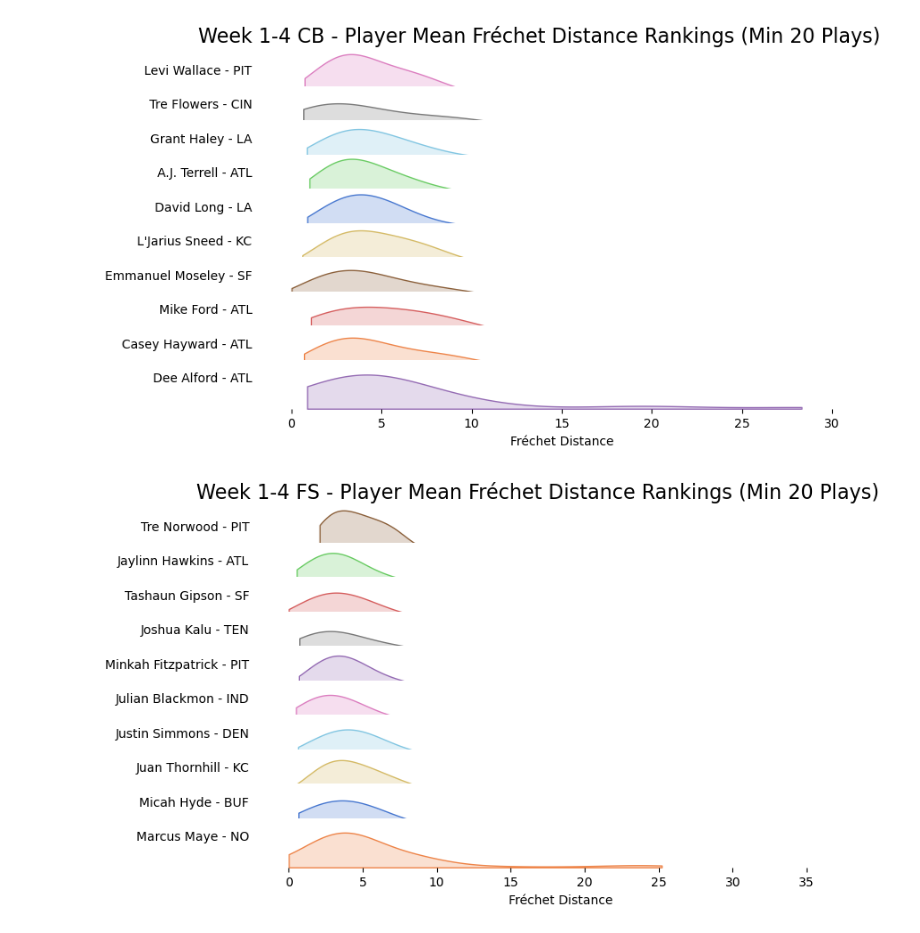
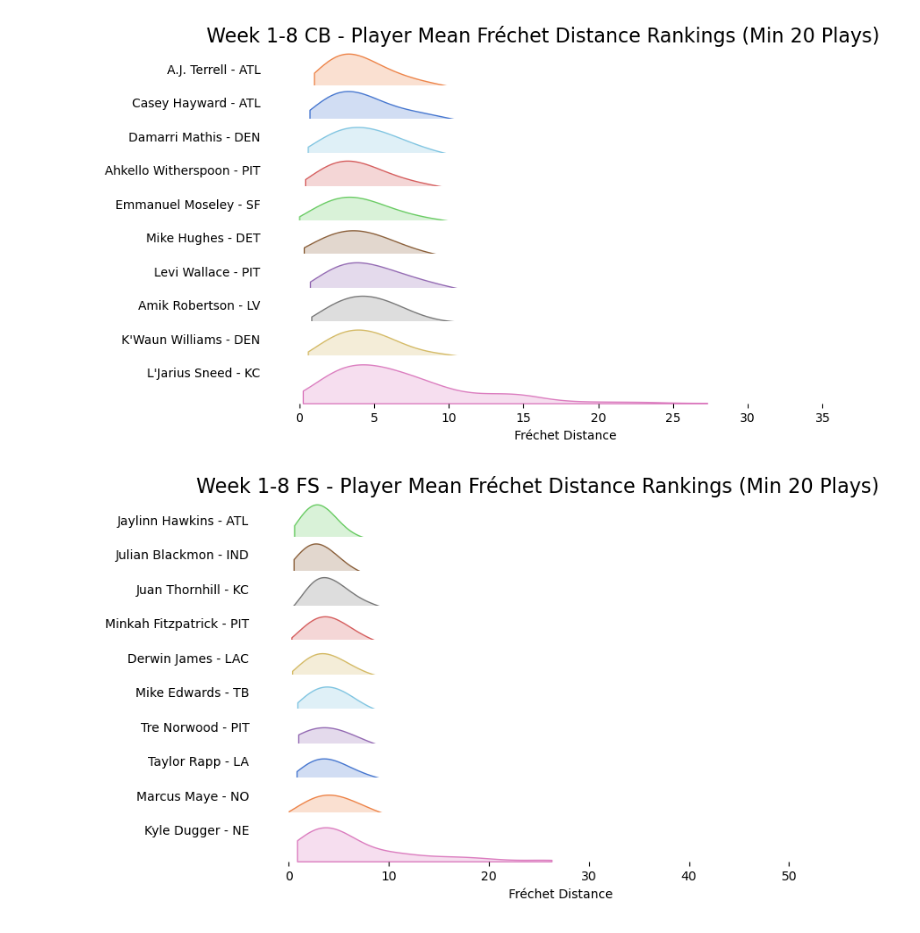
Before and after one commit to tbryan2/nfl-big-data-bowl-2024, a Jupyter notebook: notebooks/analyze_pso.ipynb, the cells around one changed output. Drawn from its saved outputs; the diff is of its cells as text; code cells hidden in the pictures.

```diff
--- a/notebooks/analyze_pso.ipynb
+++ b/notebooks/analyze_pso.ipynb
@@ -56,0 +136,4 @@ memory usage: 1.8+ MB
+# %%
+
+# Merge the DataFrames on 'playId' and 'nflId'
+merged_df = pd.merge(df, tackles_data, left_on=['playId', 'nflId','gameId'], right_on=['playId', 'nflId','gameId'], how='left')
@@ -88,0 +243,4 @@ memory usage: 1.8+ MB
+# %%
+# Fill NaN values with zeros for tackle-related columns
+tackle_cols = ['tackle', 'assist', 'forcedFumble', 'pff_missedTackle']
+df[tackle_cols] = df[tackle_cols].fillna(0)
@@ -88,0 +292,22 @@ memory usage: 1.8+ MB
+# %%
+# Assuming player_level_agg is the DataFrame after aggregation
+# Select only numeric columns for the correlation matrix
+numeric_cols = player_level_agg.select_dtypes(include=[np.number]).columns.tolist()
+
+# Calculate the correlation matrix for numeric columns only
+corr_matrix = player_level_agg[numeric_cols].corr()
+
+# Generate a mask for the upper triangle
+mask = np.triu(np.ones_like(corr_matrix, dtype=bool))
+
+# Set up the matplotlib figure
+f, ax = plt.subplots(figsize=(11, 9))
+
+# Generate a custom diverging colormap
+cmap = sns.diverging_palette(230, 20, as_cmap=True)
+
+# Draw the heatmap with the mask and correct aspect ratio
+sns.heatmap(corr_matrix, mask=mask, cmap=cmap, vmax=.3, center=0,
+            square=True, linewidths=.5, cbar_kws={"shrink": .5})
+
+plt.show()
@@ -137,7 +433,7 @@ import matplotlib.pyplot as plt
 player_stats = df.groupby(['displayName', 'defensiveTeam', 'position'])['frechet_distance'].agg(['mean', 'count']).reset_index()
 
 # Filter out players with fewer than 10 plays
-player_stats_filtered = player_stats[player_stats['count'] >= 20]
+player_stats_filtered = player_stats[player_stats['count'] >= 100]
 
 # Get unique positions
 positions = df['position'].unique()
@@ -157,33 +453,33 @@ for position in positions:
     df_position = df_position.merge(top_players[['displayName', 'label']], on='displayName', how='left')
 
     # Initialize the FacetGrid object
     g = sns.FacetGrid(df_position, row='label', hue='label', aspect=15, height=.5, palette="muted", row_order=top_players['label'].tolist())
 
     # Map the kdeplot onto the grid
     g.map(sns.kdeplot, 'frechet_distance', clip_on=True, fill=True, common_norm=False, bw_adjust=1, cut=0)
 
     # Remove 'Density' label and set player names as y-axis labels
     for ax, label in zip(g.axes.flatten(), top_players['label']):
         ax.set_ylabel(label, rotation=0, fontsize=10, labelpad=10)
         ax.yaxis.label.set_horizontalalignment('right')
 
     # Overlap the rows of the grid
     g.fig.subplots_adjust(hspace=-0.3)
 
     # Remove axes details that don't play well with overlap
     g.set_titles("")
     g.set(yticks=[])
     g.set_xlabels('Fréchet Distance')
     g.despine(bottom=True, left=True)
     # Add a title to the figure
     plt.subplots_adjust(top=0.92)
-    g.fig.suptitle(f'Week 1-4 {position} - Player Mean Fréchet Distance Rankings (Min 20 Plays)', fontsize=16)
+    g.fig.suptitle(f'Week 1-8 {position} - Player Mean Fréchet Distance Rankings (Min 20 Plays)', fontsize=16)
 
     # Save the figure for each position
     plt.savefig(f'player_fechet_ridgeplot_week1_{position}.png')
 
     # Show the plot
     plt.show()
 # %% [output]
-[figure, old version]
+[figure, new version]
-[figure, old version]
+[figure, new version]
```
Also changed, not shown: parts of 24 cells of this notebook, 1 other file.
